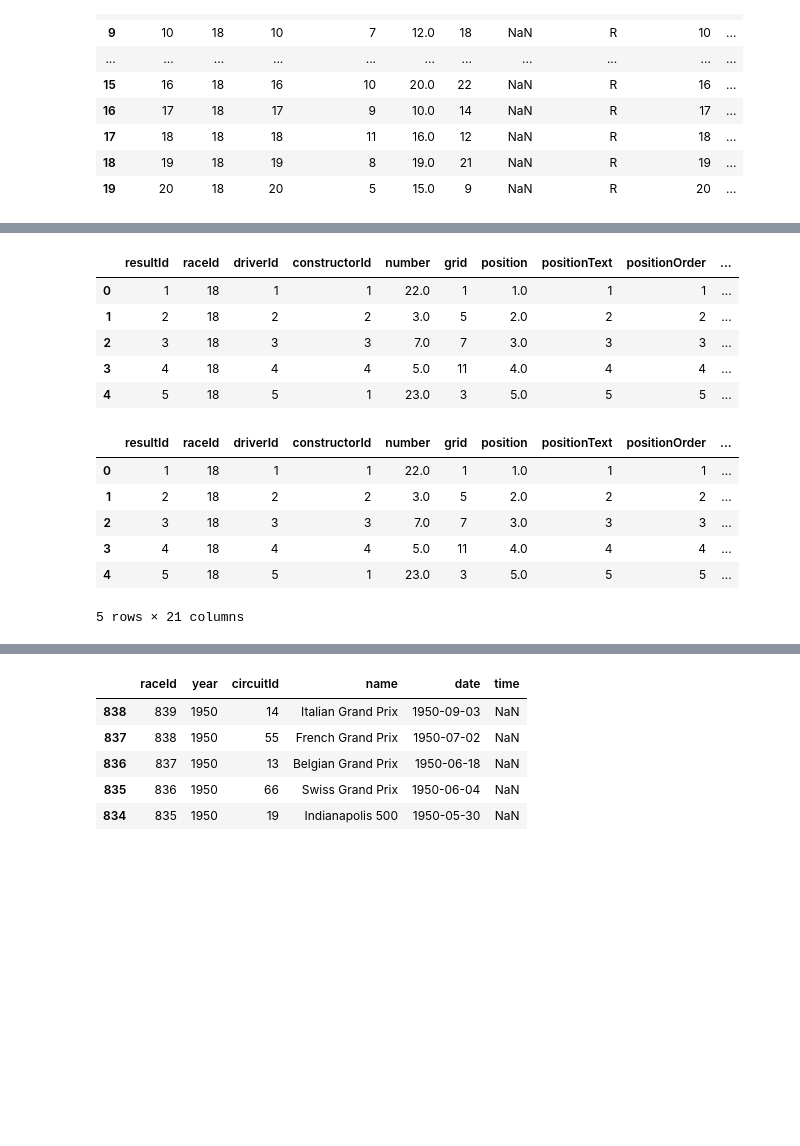
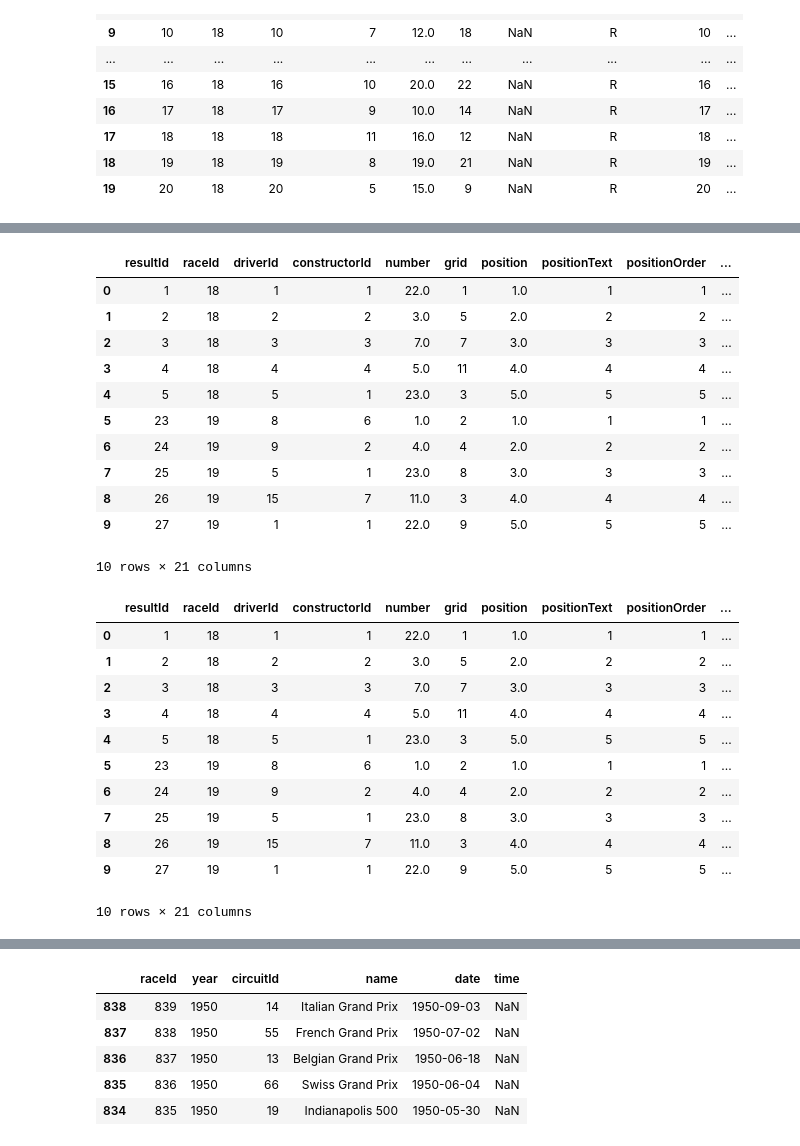
Before and after one commit to joseeneas/RB_Module_24_Project_04, a Jupyter notebook: Notebooks/Cleaned_df.ipynb, the cells around one changed output, grey strips where cells are left out. Cells and saved outputs as stored; diff of their text form; code cells hidden in the pictures; blank space fills up the shorter version.

```diff
--- a/Notebooks/Cleaned_df.ipynb
+++ b/Notebooks/Cleaned_df.ipynb
@@ -48,7 +49,8 @@ merged_df.head(20)
 | 19 | 20 | 18 | 20 | 5 | 15.0 | 9 | NaN | R | 20 | ... |
 # %%
 updated_results_df = merged_df.drop(columns=["statusId"])
-updated_results_df.head()
+updated_results_df = updated_results_df.dropna()
+updated_results_df.head(50)
 # %% [output]
 |  | resultId | raceId | driverId | constructorId | number | grid | position | positionText | positionOrder | ... |
 | 0 | 1 | 18 | 1 | 1 | 22.0 | 1 | 1.0 | 1 | 1 | ... |
@@ -84,18 +108,24 @@ circuits_df.head()
 # %%
 updated_results_df= updated_results_df.merge(races_df[["raceId","circuitId"]], on="raceId", how='left')
 # %%
-updated_results_df.head()
+updated_results_df.head(10)
 # %% [output]
 |  | resultId | raceId | driverId | constructorId | number | grid | position | positionText | positionOrder | ... |
 | 0 | 1 | 18 | 1 | 1 | 22.0 | 1 | 1.0 | 1 | 1 | ... |
 | 1 | 2 | 18 | 2 | 2 | 3.0 | 5 | 2.0 | 2 | 2 | ... |
 | 2 | 3 | 18 | 3 | 3 | 7.0 | 7 | 3.0 | 3 | 3 | ... |
 | 3 | 4 | 18 | 4 | 4 | 5.0 | 11 | 4.0 | 4 | 4 | ... |
 | 4 | 5 | 18 | 5 | 1 | 23.0 | 3 | 5.0 | 5 | 5 | ... |
+| 5 | 23 | 19 | 8 | 6 | 1.0 | 2 | 1.0 | 1 | 1 | ... |
+| 6 | 24 | 19 | 9 | 2 | 4.0 | 4 | 2.0 | 2 | 2 | ... |
+| 7 | 25 | 19 | 5 | 1 | 23.0 | 8 | 3.0 | 3 | 3 | ... |
+| 8 | 26 | 19 | 15 | 7 | 11.0 | 3 | 4.0 | 4 | 4 | ... |
+| 9 | 27 | 19 | 1 | 1 | 22.0 | 9 | 5.0 | 5 | 5 | ... |
+10 rows × 21 columns
 # %%
 updated_results_df = updated_results_df.merge(circuits_df[["circuitId","name","country"]], on="circuitId", how='left')
 # %%
-updated_results_df.head()
+updated_results_df.head(10)
 # %% [output]
 |  | resultId | raceId | driverId | constructorId | number | grid | position | positionText | positionOrder | ... |
 | 0 | 1 | 18 | 1 | 1 | 22.0 | 1 | 1.0 | 1 | 1 | ... |
@@ -103,7 +133,12 @@ updated_results_df.head()
 | 2 | 3 | 18 | 3 | 3 | 7.0 | 7 | 3.0 | 3 | 3 | ... |
 | 3 | 4 | 18 | 4 | 4 | 5.0 | 11 | 4.0 | 4 | 4 | ... |
 | 4 | 5 | 18 | 5 | 1 | 23.0 | 3 | 5.0 | 5 | 5 | ... |
+| 5 | 23 | 19 | 8 | 6 | 1.0 | 2 | 1.0 | 1 | 1 | ... |
+| 6 | 24 | 19 | 9 | 2 | 4.0 | 4 | 2.0 | 2 | 2 | ... |
+| 7 | 25 | 19 | 5 | 1 | 23.0 | 8 | 3.0 | 3 | 3 | ... |
+| 8 | 26 | 19 | 15 | 7 | 11.0 | 3 | 4.0 | 4 | 4 | ... |
+| 9 | 27 | 19 | 1 | 1 | 22.0 | 9 | 5.0 | 5 | 5 | ... |
-5 rows × 21 columns
+10 rows × 21 columns
 # %%
 races_df.head()
 # %% [output]
```
Also changed, not shown: parts of 14 cells of this notebook, 11 other files.
